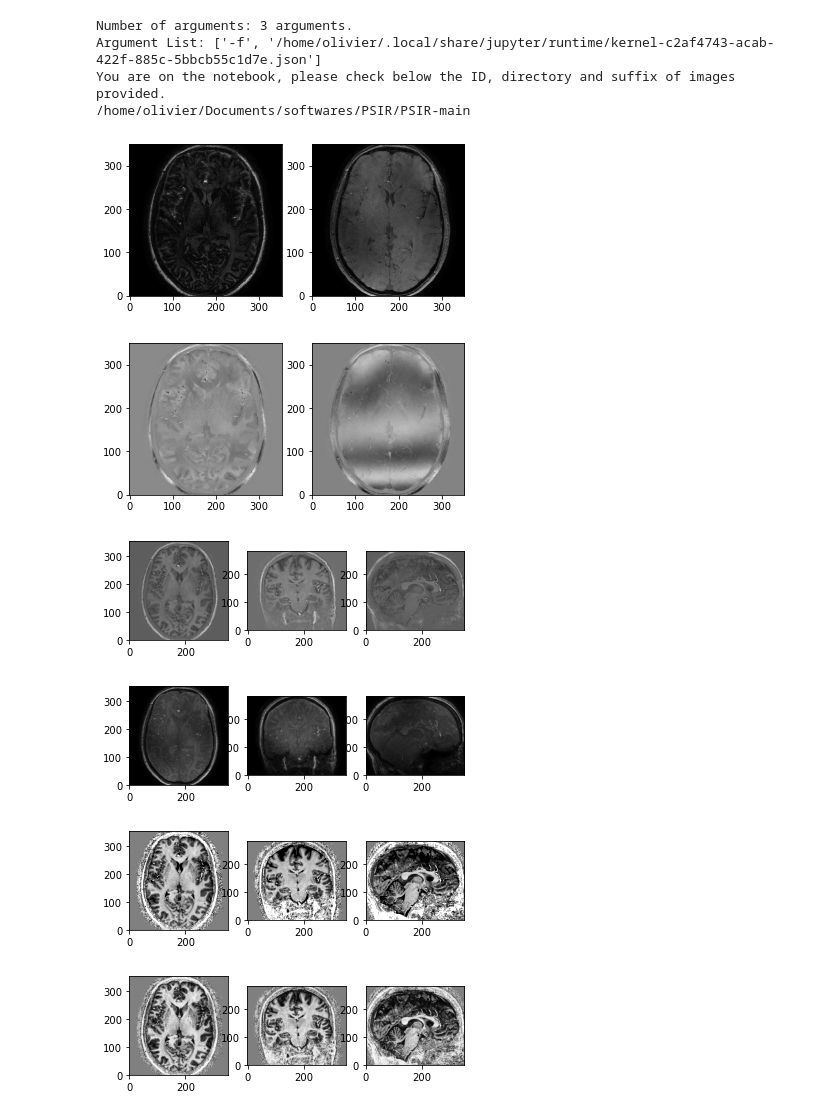
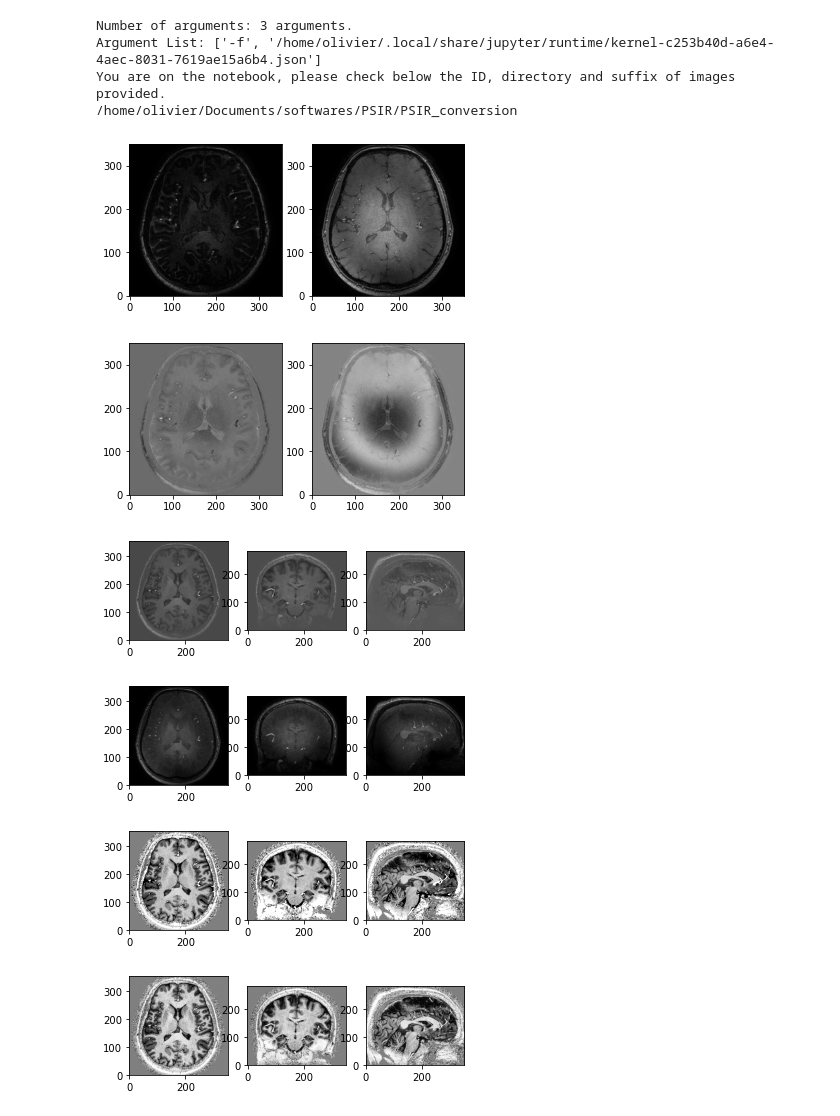
Before and after one commit to oliviermougin/PSIR, a Jupyter notebook: PSIR_conversion.ipynb, the cells around one changed output. Cells and saved outputs as stored; diff of their text form; code cells hidden in the pictures.

```diff
--- a/PSIR_conversion.ipynb
+++ b/PSIR_conversion.ipynb
@@ -43,7 +43,7 @@ elif a[0]=='-f' or a[0]=='--ip=127.0.0.1':
     print('You are on the notebook, please check below the ID, directory and suffix of images provided.')
     #in_dir='C:\\Users\\ppzom1\\Downloads\\OneDrive_1_17-06-2021'
     in_dir='/home/olivier/Documents/work_todo/Bitan/test'
-    sub_ID='T1TFE_20210914160449_PSIR_0.55mmSENSE_5'
+    sub_ID='T1TFE_20201117132607_WIPPSIR_0.55mmSENSE_4'
     sub_dir=in_dir+'/'+sub_ID
     suffix='.nii.gz'
     recon='dcm2niix'
@@ -70,42 +70,42 @@ out_dir = os.path.join(in_dir)
 #suffix='.img'
 # %% [output]
 Number of arguments: 3 arguments.
-Argument List: ['-f', '/home/olivier/.local/share/jupyter/runtime/kernel-c2af4743-acab-422f-885c-5bbcb55c1d7e.json']
+Argument List: ['-f', '/home/olivier/.local/share/jupyter/runtime/kernel-c253b40d-a6e4-4aec-8031-7619ae15a6b4.json']
 You are on the notebook, please check below the ID, directory and suffix of images provided.
-/home/olivier/Documents/softwares/PSIR/PSIR-main
+/home/olivier/Documents/softwares/PSIR/PSIR_conversion
 # %%
 if recon == 'ptoa':
     imgm1=nib.load(sub_dir+'_modulus_cphase00'+suffix)
     imgm2=nib.load(sub_dir+'_modulus_cphase01'+suffix)
     imgp1=nib.load(sub_dir+'_phase_cphase00'+suffix)
     imgp2=nib.load(sub_dir+'_phase_cphase01'+suffix)
 elif recon == 'dcm2niix':
     if resol == '0p7mm':
         imgm1=nib.load(sub_dir+'_t732'+suffix)
         imgm2=nib.load(sub_dir+'_t2157'+suffix)
         imgp1=nib.load(sub_dir+'_ph_t732'+suffix)
         imgp2=nib.load(sub_dir+'_ph_t2157'+suffix)
     elif resol == '0p55mm':
-        imgm1=nib.load(sub_dir+'_t818'+suffix)
-        imgm2=nib.load(sub_dir+'_t2618'+suffix)
-        imgp1=nib.load(sub_dir+'_ph_t818'+suffix)
-        imgp2=nib.load(sub_dir+'_ph_t2618'+suffix)
+        imgm1=nib.load(sub_dir+'_t807'+suffix)
+        imgm2=nib.load(sub_dir+'_t2607'+suffix)
+        imgp1=nib.load(sub_dir+'_ph_t807'+suffix)
+        imgp2=nib.load(sub_dir+'_ph_t2607'+suffix)
 
 
 hdr = imgm1.header
 imgm1_data=np.squeeze(imgm1.get_fdata())
 imgm2_data=np.squeeze(imgm2.get_fdata())
 imgp1_data=np.squeeze(imgp1.get_fdata())
 imgp2_data=np.squeeze(imgp2.get_fdata())
 
 if show_data:
     midslice=int(imgm1_data.shape[2]/2)
     midy=int(imgm1_data.shape[1]/2)
     midx=int(imgm1_data.shape[0]/2)
     show_slices([np.abs(imgm1_data[:,:,midslice]),
                  np.abs(imgm2_data[:,:,midslice])])
 # %% [output]
-[figure, old version]
+[figure, new version]
 # %%
 # Phase in radian and four volumes to deal with:
 
@@ -117,7 +117,7 @@ if show_data:
     show_slices([np.real(S1[:,:,midslice]),
                  np.real(S2[:,:,midslice])])
 # %% [output]
-[figure, old version]
+[figure, new version]
 # %%
 T1w=np.real(np.multiply(np.conj(S1),S2));
 f=np.sign(T1w)
@@ -129,8 +129,8 @@ if show_data:
     show_slices([S1m[:,:,midslice],S1m[:,midy,:],S1m[midx,:,:]])
     show_slices([S0[:,:,midslice],S0[:,midy,:],S0[midx,:,:]])
 # %% [output]
-[figure, old version]
+[figure, new version]
-[figure, old version]
+[figure, new version]
 # %%
 PSIR=np.divide(S1m,S0,out=np.zeros_like(S1m), where=(S0!=0))
 
@@ -148,7 +148,7 @@ PSIR_img.to_filename(sub_dir+'_PSIR.nii.gz')
 if show_data:
     show_slices([PSIR[:,:,midslice],PSIR[:,midy,:],PSIR[midx,:,:]],[-0.5,0.5])
 # %% [output]
-[figure, old version]
+[figure, new version]
 # %%
 MP2RAGEn=np.real(np.multiply(np.conj(S1),S2))
 MP2RAGEd=np.square(np.abs(S1))+np.square(np.abs(S2))
@@ -160,7 +160,7 @@ MP2RAGE_img.to_filename(sub_dir+'_MP2RAGE.nii.gz')
 if show_data:
     show_slices([(MP2RAGE[:,:,midslice]),(MP2RAGE[:,midy,:]),(MP2RAGE[midx,:,:])],[-0.5,0.5])
 # %% [output]
-[figure, old version]
+[figure, new version]
 # %%
 
 aa=1
```
Also changed, not shown: parts of 2 cells of this notebook, 2 other files.
